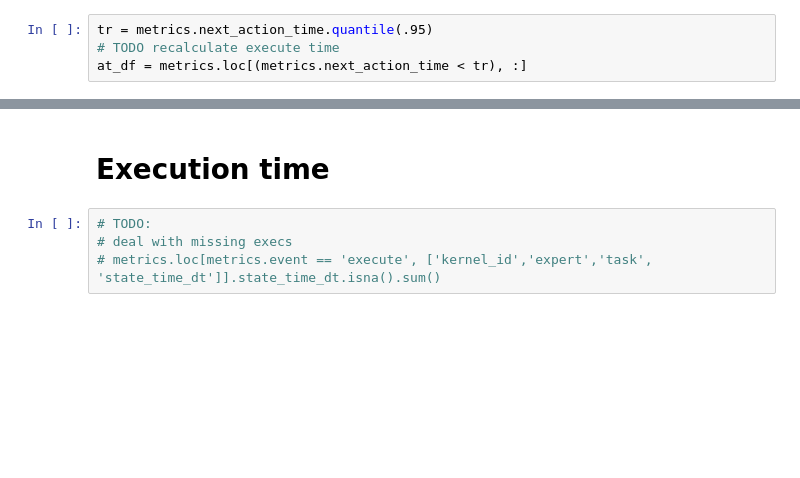
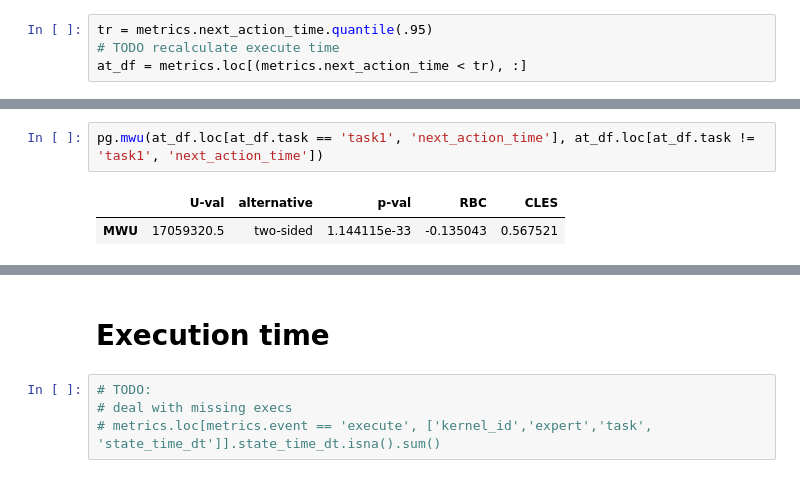
Before and after one commit to konstantgr/jupyter-logs-analysis, a Jupyter notebook: analysis/02-0-time-analysis.ipynb, the cells around one changed output, grey strips where cells are left out. Saved outputs shown, nothing was run; the diff lists cells and outputs as text; blank space fills up the shorter version.

```diff
--- a/analysis/02-0-time-analysis.ipynb
+++ b/analysis/02-0-time-analysis.ipynb
@@ -59,0 +138,5 @@ pg.anova(data=at_df, dv= 'next_action_time', between=['task', 'expert'])
+# %%
+pg.mwu(at_df.loc[at_df.task == 'task1', 'next_action_time'], at_df.loc[at_df.task != 'task1', 'next_action_time'])
+# %% [output]
+|  | U-val | alternative | p-val | RBC | CLES |
+| MWU | 17059320.5 | two-sided | 1.144115e-33 | -0.135043 | 0.567521 |
```
Also changed, not shown: parts of 34 cells of this notebook, 1 other file.
